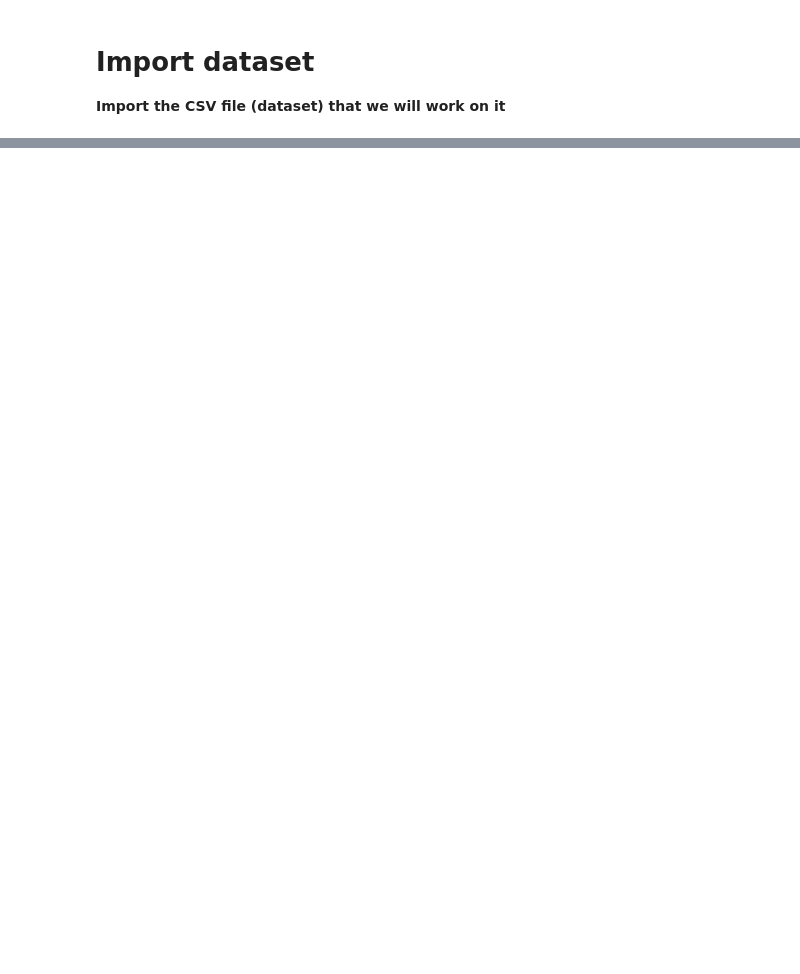
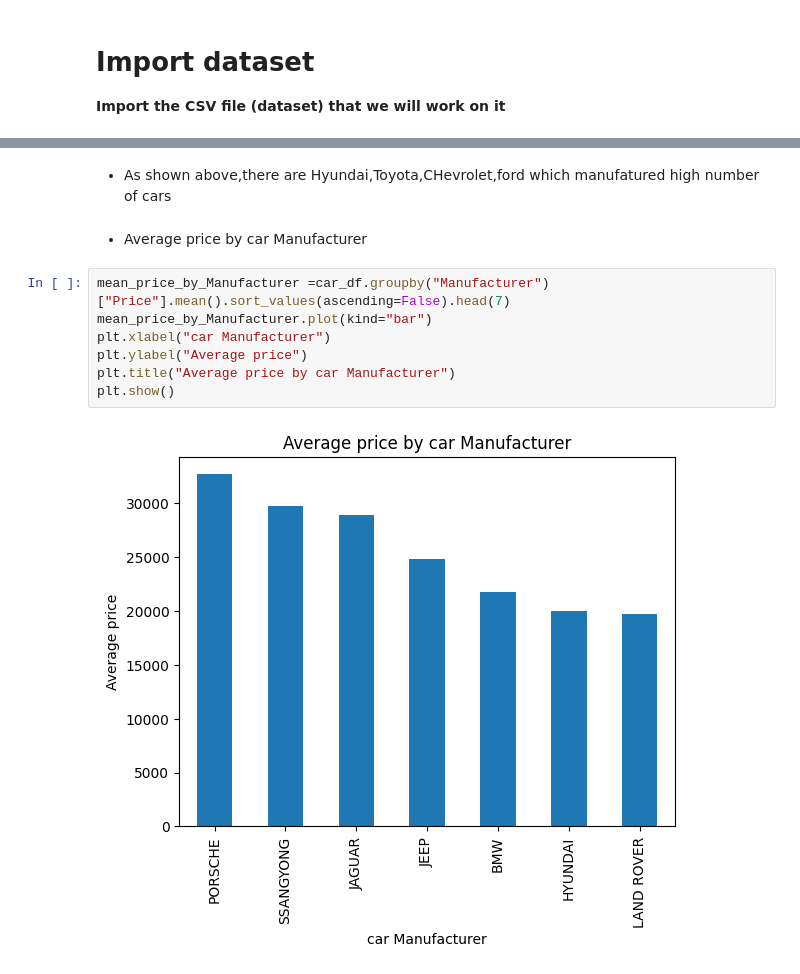
Before and after one commit to MounirReda/DV-Car-Price-Prediction-, a Jupyter notebook: dv-car-price-prediction.ipynb, the cells around one changed output, grey strips where cells are left out. Saved outputs shown, nothing was run; the diff lists cells and outputs as text; blank space fills up the shorter version.

```diff
--- a/dv-car-price-prediction.ipynb
+++ b/dv-car-price-prediction.ipynb
@@ -164,0 +279,13 @@ plt.show()
+# %% [markdown]
+* As shown above,there are Hyundai,Toyota,CHevrolet,ford which manufatured high number of cars
+# %% [markdown]
+* Average price by car Manufacturer
+# %%
+mean_price_by_Manufacturer =car_df.groupby("Manufacturer")["Price"].mean().sort_values(ascending=False).head(7)
+mean_price_by_Manufacturer.plot(kind="bar")
+plt.xlabel("car Manufacturer")
+plt.ylabel("Average price")
+plt.title("Average price by car Manufacturer")
+plt.show()
+# %% [output]
+[figure, added]
```
Also changed, not shown: parts of 99 cells of this notebook.
